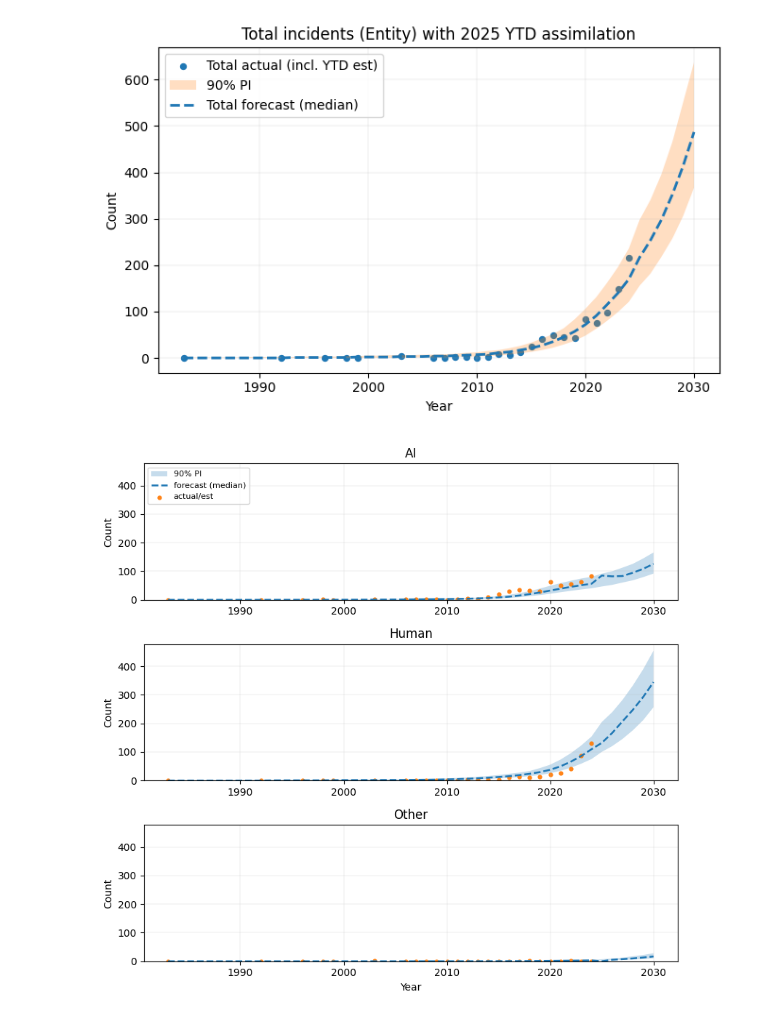
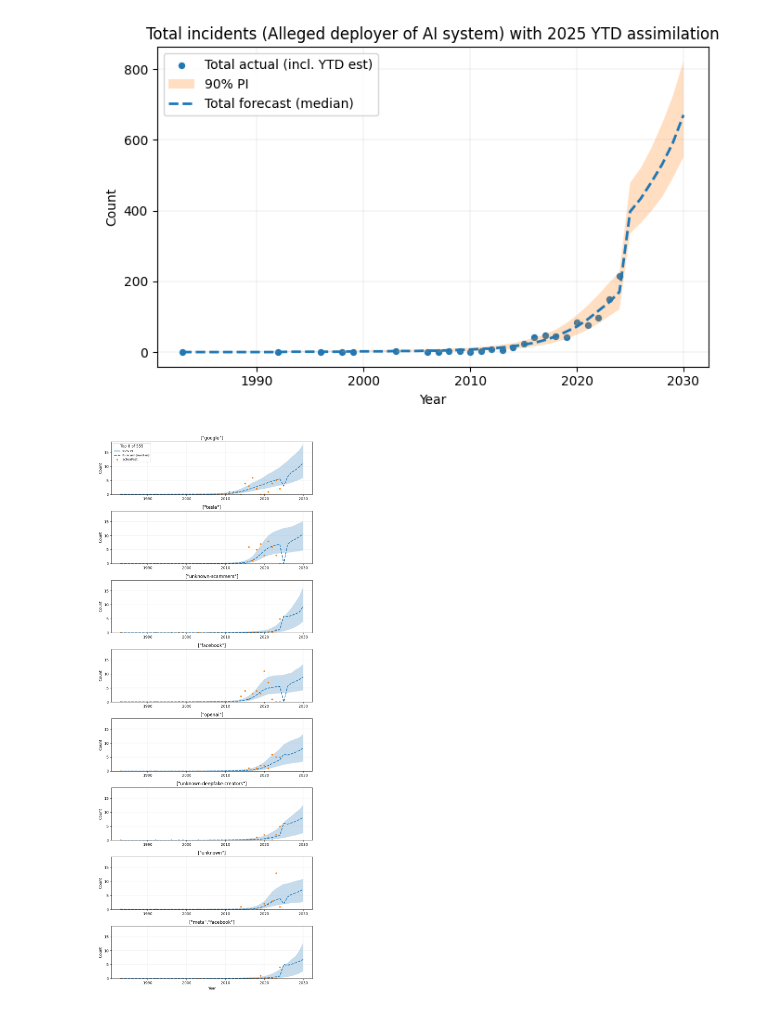
Before and after one commit to cluebbers/ai-incident-forecasting, a Jupyter notebook: src/forecasting_by_column.ipynb, the cells around one changed output. Cells and saved outputs as stored; diff of their text form; code cells hidden in the pictures.

Commit message:
show only top x of groups, to avoid long plots

```diff
--- a/src/forecasting_by_column.ipynb
+++ b/src/forecasting_by_column.ipynb
@@ -14,10 +14,10 @@ merged_df.head()
 # %%
 from forecast_helpers import ForecastConfig, forecast_by_category, plot_total_panel, plot_category_panels
 
 cfg = ForecastConfig(YTD_YEAR=2025)
-res_rd = forecast_by_category(merged_df, date_col="date", cat_col="Entity", config=cfg)
+res_rd = forecast_by_category(merged_df, date_col="date", cat_col="Alleged deployer of AI system", config=cfg)
 plot_total_panel(res_rd)
-plot_category_panels(res_rd)
+plot_category_panels(res_rd, top_k=8)
 # %% [output]
-[figure, old version]
+[figure, new version]
-[figure, old version]
+[figure, new version]
```
Also changed, not shown: 1 other file.
